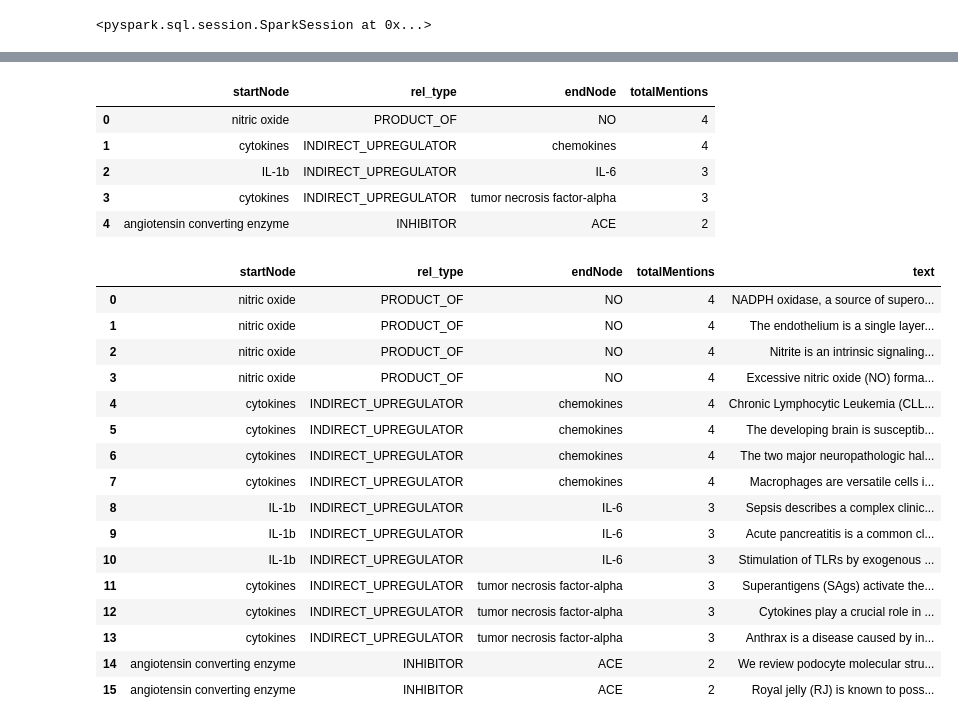
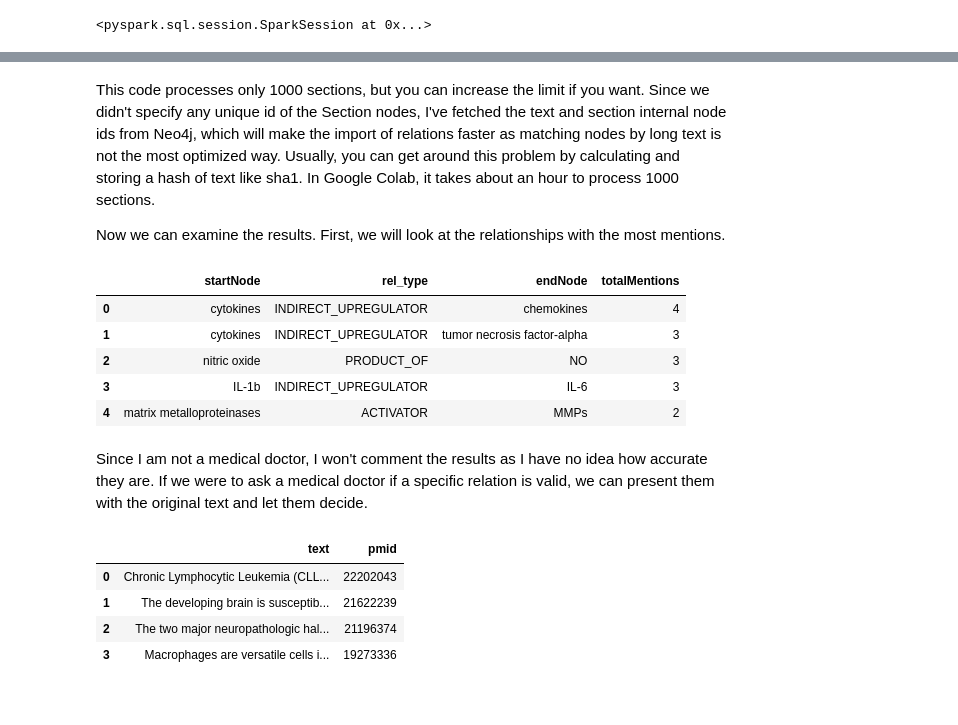
Before and after one commit to tomasonjo/blogs, a Jupyter notebook: pubmed/Pubmed NLP.ipynb, the cells around one changed output, grey strips where cells are left out. Cells and saved outputs as stored; diff of their text form; code cells hidden in the pictures.

```diff
--- a/pubmed/Pubmed NLP.ipynb
+++ b/pubmed/Pubmed NLP.ipynb
@@ -59,4 +65,6 @@ oec = xmltodict.parse(gzip.GzipFile(fileobj=io.BytesIO(urllib.request.urlopen(ur
 # %%
+from datetime import date
+
 # Export pubmed article params
 params = list()
 
@@ -124,7 +132,7 @@ for row in oec['PubmedArticleSet']['PubmedArticle']:
         authors = [
             f"{el['ForeName']} {el['LastName']}" for el in authors_raw['Author'] if el.get('ForeName')]
     else:
-        authors = [authors_raw['Author']]
+        authors = [f"{authors_raw['Author']['ForeName']} {authors_raw['Author']['LastName']}"] if authors_raw['Author'].get('ForeName') else None
 
     params.append({'pmid': pmid, 'text': text, 'completed_date': completed_date,
-                  'revised_date': revised_date, 'title': title, 'country': country, 'mesh': mesh, 'authors': authors})
+                  'revised_date': revised_date, 'title': title, 'country': country, 'mesh': mesh, 'author': authors})
@@ -132,9 +147,9 @@ for row in oec['PubmedArticleSet']['PubmedArticle']:
 # Define Neo4j connections
 import pandas as pd
 from neo4j import GraphDatabase
-host = 'bolt://18.214.25.95:7687'
+host = 'bolt://54.89.97.91:7687'
 user = 'neo4j'
-password = 'lubrication-motel-salutes'
+password = 'witnesses-bells-drunk'
 driver = GraphDatabase.driver(host,auth=(user, password))
 
 def run_query(query, params={}):
@@ -489,3 +518,7 @@ Start processing row 900 at 2022-03-09 16:24:44.945527
+# %% [markdown]
+This code processes only 1000 sections, but you can increase the limit if you want. Since we didn't specify any unique id of the Section nodes, I've fetched the text and section internal node ids from Neo4j, which will make the import of relations faster as matching nodes by long text is not the most optimized way. Usually, you can get around this problem by calculating and storing a hash of text like sha1. In Google Colab, it takes about an hour to process 1000 sections.
+
+Now we can examine the results. First, we will look at the relationships with the most mentions.
 # %%
 run_query("""
 MATCH (start:Entity)-[:RELATIONSHIP]->(r)-[:RELATIONSHIP]->(end:Entity)
@@ -497,37 +530,24 @@ RETURN start.name AS startNode, r.type AS rel_type, end.name AS endNode, totalMe
 """)
 # %% [output]
 |  | startNode | rel_type | endNode | totalMentions |
-| 0 | nitric oxide | PRODUCT_OF | NO | 4 |
-| 1 | cytokines | INDIRECT_UPREGULATOR | chemokines | 4 |
-| 2 | IL-1b | INDIRECT_UPREGULATOR | IL-6 | 3 |
-| 3 | cytokines | INDIRECT_UPREGULATOR | tumor necrosis factor-alpha | 3 |
-| 4 | angiotensin converting enzyme | INHIBITOR | ACE | 2 |
+| 0 | cytokines | INDIRECT_UPREGULATOR | chemokines | 4 |
+| 1 | cytokines | INDIRECT_UPREGULATOR | tumor necrosis factor-alpha | 3 |
+| 2 | nitric oxide | PRODUCT_OF | NO | 3 |
+| 3 | IL-1b | INDIRECT_UPREGULATOR | IL-6 | 3 |
+| 4 | matrix metalloproteinases | ACTIVATOR | MMPs | 2 |
+# %% [markdown]
+Since I am not a medical doctor, I won't comment the results as I have no idea how accurate they are. If we were to ask a medical doctor if a specific relation is valid, we can present them with the original text and let them decide.
 # %%
 run_query("""
 MATCH (start:Entity)-[:RELATIONSHIP]->(r)-[:RELATIONSHIP]->(end:Entity)
-WITH start, end, r,
-  size((r)<-[:MENTIONS]-()) AS totalMentions
-ORDER BY totalMentions DESC
+WHERE start.name = 'cytokines' AND end.name = 'chemokines'
+MATCH (r)<-[:MENTIONS]-(section)<-[:HAS_SECTION]-(article)
+RETURN section.text AS text, article.pmid AS pmid
 LIMIT 5
-MATCH (r)<-[:MENTIONS]-(section)
-RETURN start.name AS startNode, r.type AS rel_type, end.name AS endNode, totalMentions, section.text AS text
-
 """)
 # %% [output]
-|  | startNode | rel_type | endNode | totalMentions | text |
-| 0 | nitric oxide | PRODUCT_OF | NO | 4 | NADPH oxidase, a source of supero... |
-| 1 | nitric oxide | PRODUCT_OF | NO | 4 | The endothelium is a single layer... |
-| 2 | nitric oxide | PRODUCT_OF | NO | 4 | Nitrite is an intrinsic signaling... |
-| 3 | nitric oxide | PRODUCT_OF | NO | 4 | Excessive nitric oxide (NO) forma... |
-| 4 | cytokines | INDIRECT_UPREGULATOR | chemokines | 4 | Chronic Lymphocytic Leukemia (CLL... |
-| 5 | cytokines | INDIRECT_UPREGULATOR | chemokines | 4 | The developing brain is susceptib... |
-| 6 | cytokines | INDIRECT_UPREGULATOR | chemokines | 4 | The two major neuropathologic hal... |
-| 7 | cytokines | INDIRECT_UPREGULATOR | chemokines | 4 | Macrophages are versatile cells i... |
-| 8 | IL-1b | INDIRECT_UPREGULATOR | IL-6 | 3 | Sepsis describes a complex clinic... |
-| 9 | IL-1b | INDIRECT_UPREGULATOR | IL-6 | 3 | Acute pancreatitis is a common cl... |
-| 10 | IL-1b | INDIRECT_UPREGULATOR | IL-6 | 3 | Stimulation of TLRs by exogenous ... |
-| 11 | cytokines | INDIRECT_UPREGULATOR | tumor necrosis factor-alpha | 3 | Superantigens (SAgs) activate the... |
-| 12 | cytokines | INDIRECT_UPREGULATOR | tumor necrosis factor-alpha | 3 | Cytokines play a crucial role in ... |
-| 13 | cytokines | INDIRECT_UPREGULATOR | tumor necrosis factor-alpha | 3 | Anthrax is a disease caused by in... |
-| 14 | angiotensin converting enzyme | INHIBITOR | ACE | 2 | We review podocyte molecular stru... |
-| 15 | angiotensin converting enzyme | INHIBITOR | ACE | 2 | Royal jelly (RJ) is known to poss... |
+|  | text | pmid |
+| 0 | Chronic Lymphocytic Leukemia (CLL... | 22202043 |
+| 1 | The developing brain is susceptib... | 21622239 |
+| 2 | The two major neuropathologic hal... | 21196374 |
+| 3 | Macrophages are versatile cells i... | 19273336 |
```
Also changed, not shown: parts of 29 cells of this notebook.
